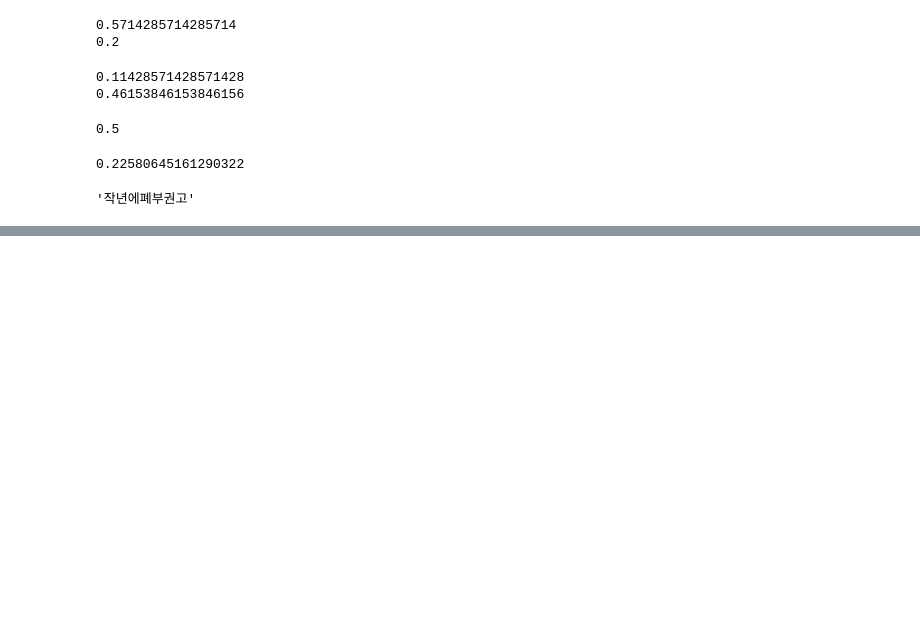
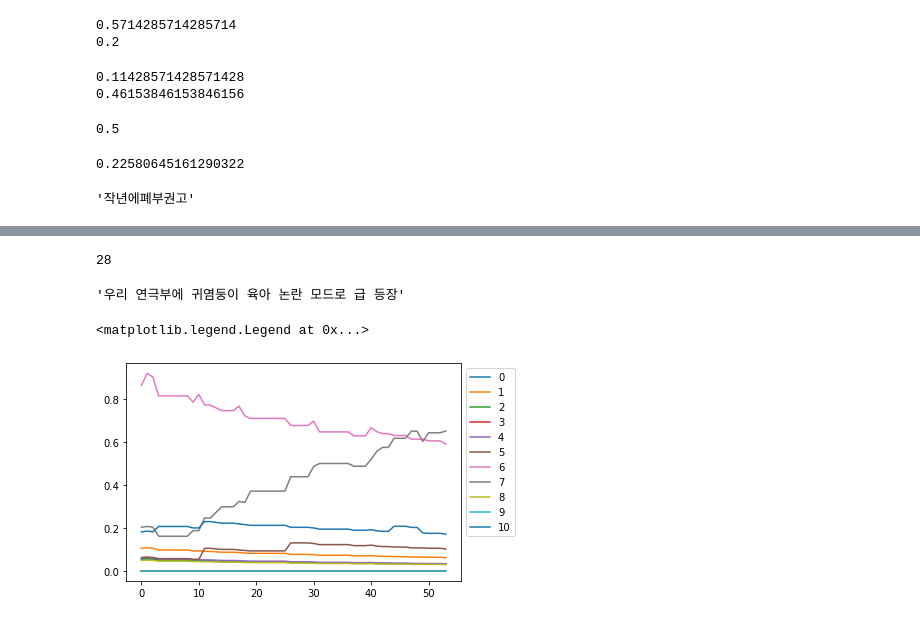
Before and after one commit to DAHYUN-HAN/Speech_to_Text, a Jupyter notebook: text_similarity.ipynb, the cells around one changed output, grey strips where cells are left out. Drawn from its saved outputs; the diff is of its cells as text; code cells hidden in the pictures; blank space fills up the shorter version.

```diff
--- a/text_similarity.ipynb
+++ b/text_similarity.ipynb
@@ -2159,0 +2196,12 @@ s[:7]
+# %%
+script2 = ['우리연극부의겸둥이유가놀람모드로급등장',
+'우리유진짜이쁘죠',
+'제가빠른시일내유랑같이연극분장라방준비할게요',
+'밤열한시에다시만나요안녕',
+'누나아',
+'폐부권고아니었음도래오빠가공연올릴맘도안먹었을걸',
+'불행중다행이라생각해',
+'버퍼링긴도래한테는이정도는되야자극이되나봐',
+'연극부들어와서1년반만에제대로된연극할줄알았는데폐부라니말도안돼',
+'폐부되면난어디가',
+'군대']
@@ -2159,0 +2607,16 @@ s[:7]
+# %%
+len('우리 연극부에 귀염둥이 육아 논란 모드로 급 등장 ')
+# %% [output]
+28
+# %%
+file_list[39]
+# %% [output]
+'우리 연극부에 귀염둥이 육아 논란 모드로 급 등장'
+# %%
+plt.clf()
+plt.plot(result_list)
+plt.legend(['0', '1', '2', '3', '4', '5', '6', '7', '8', '9', '10'], bbox_to_anchor=(1, 1))
+# plt.savefig('capture/similarity_graph/그래프/'+file_list[-1][32:]+'.png')
+# %% [output]
+<matplotlib.legend.Legend at 0x...>
+[figure, added]
```
Also changed, not shown: parts of 31 cells of this notebook, 5 other files.
